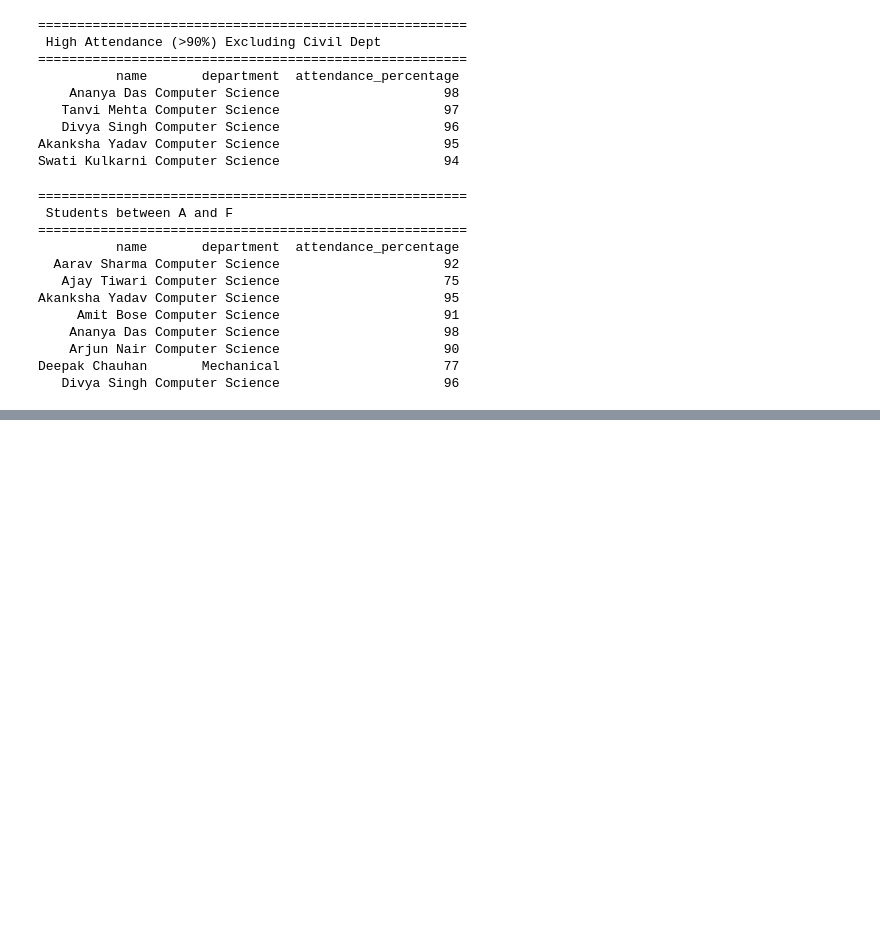
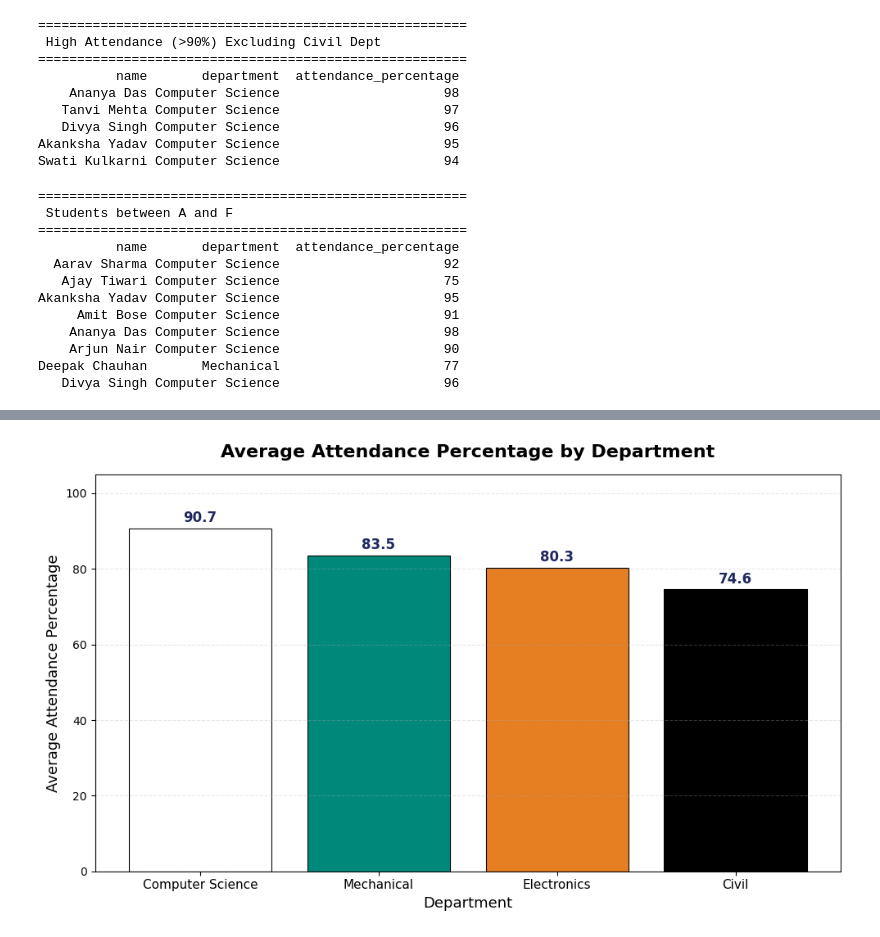
Before and after one commit to PRAJEENS2024/prajeen-codeboosters-2026, a Jupyter notebook: Day2/Day_2.ipynb, the cells around one changed output, grey strips where cells are left out. Cells and saved outputs as stored; diff of their text form; code cells hidden in the pictures; blank space fills up the shorter version.

```diff
--- a/Day2/Day_2.ipynb
+++ b/Day2/Day_2.ipynb
@@ -187,0 +295,43 @@ Deepak Chauhan       Mechanical                     77
+# %%
+#Get data using SQL
+chart1_sql = """
+SELECT department, ROUND(AVG(attendance_percentage), 2) AS avg_attendance
+FROM students
+GROUP BY department
+ORDER BY avg_attendance DESC
+"""
+
+chart1_data = pd.read_sql_query(chart1_sql, conn)
+
+
+#Create thr bar chart
+fig, ax = plt.subplots(figsize=(10, 6))
+
+bar_color = ['#FFFFFF','#00897B','#E67E22','#000000']
+
+bars = ax.bar(chart1_data['department'], chart1_data['avg_attendance'], color=bar_color, edgecolor = 'black ', linewidth = 0.8)
+
+for bar in bars:
+    height = bar.get_height()
+    ax.text(
+        bar.get_x() + bar.get_width() / 2,
+        height + 0.8,
+        f'{height:.1f}',
+        ha='center',
+        va='bottom',
+        fontsize=12,
+        fontweight = 'bold',
+        color='#1E2761'
+    )
+
+ax.set_title('Average Attendance Percentage by Department', fontsize=16, fontweight='bold', pad = 15)
+ax.set_xlabel('Department', fontsize = 13)
+ax.set_ylabel('Average Attendance Percentage', fontsize = 13)
+ax.set_ylim(0,105)
+ax.tick_params(axis='x', labelsize = 11)
+ax.grid(axis='y', alpha = 0.3, linestyle ='--')
+
+plt.tight_layout()
+plt.show()
+# %% [output]
+[figure, added]
```
Also changed, not shown: parts of 5 cells of this notebook.
